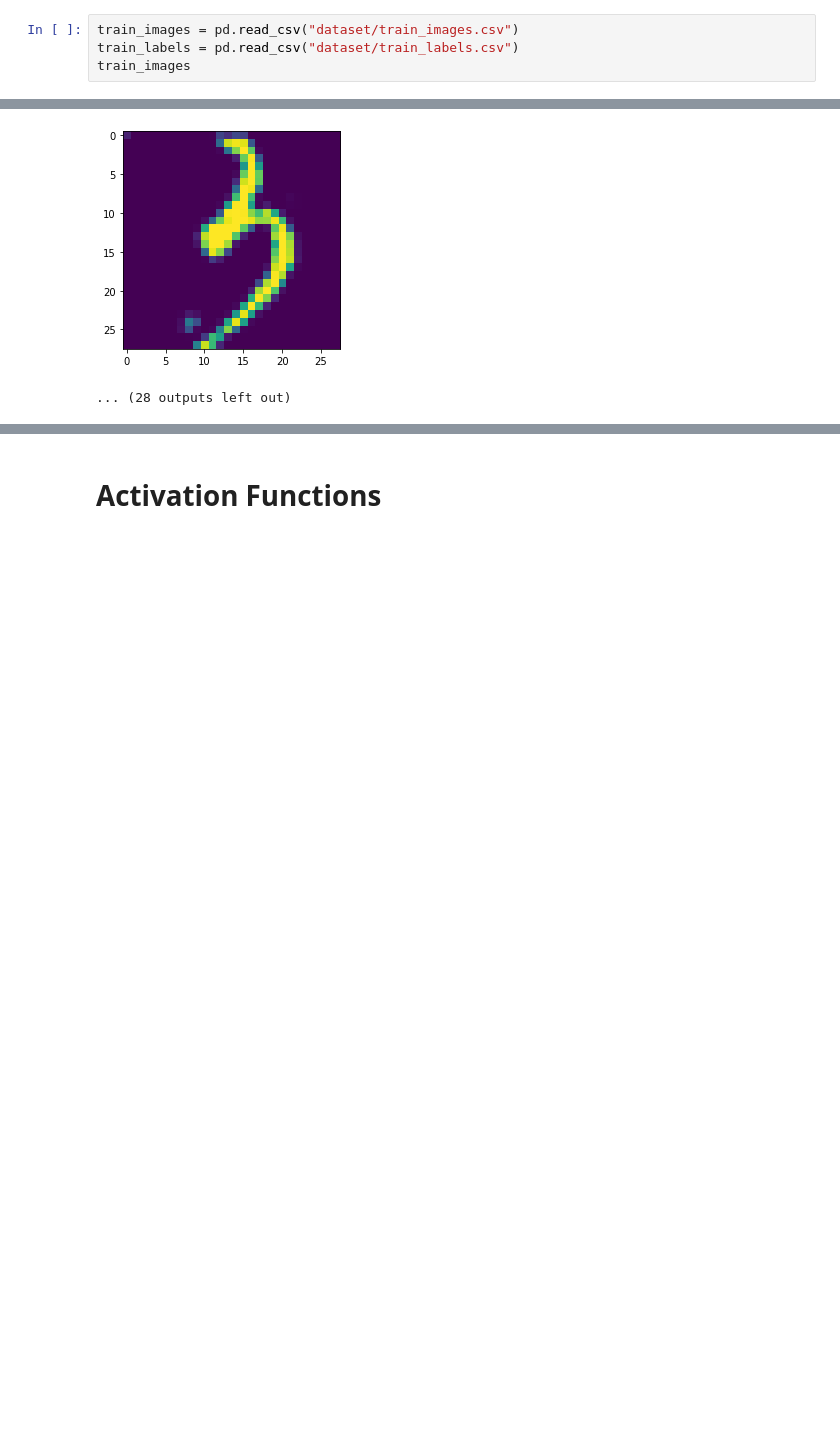
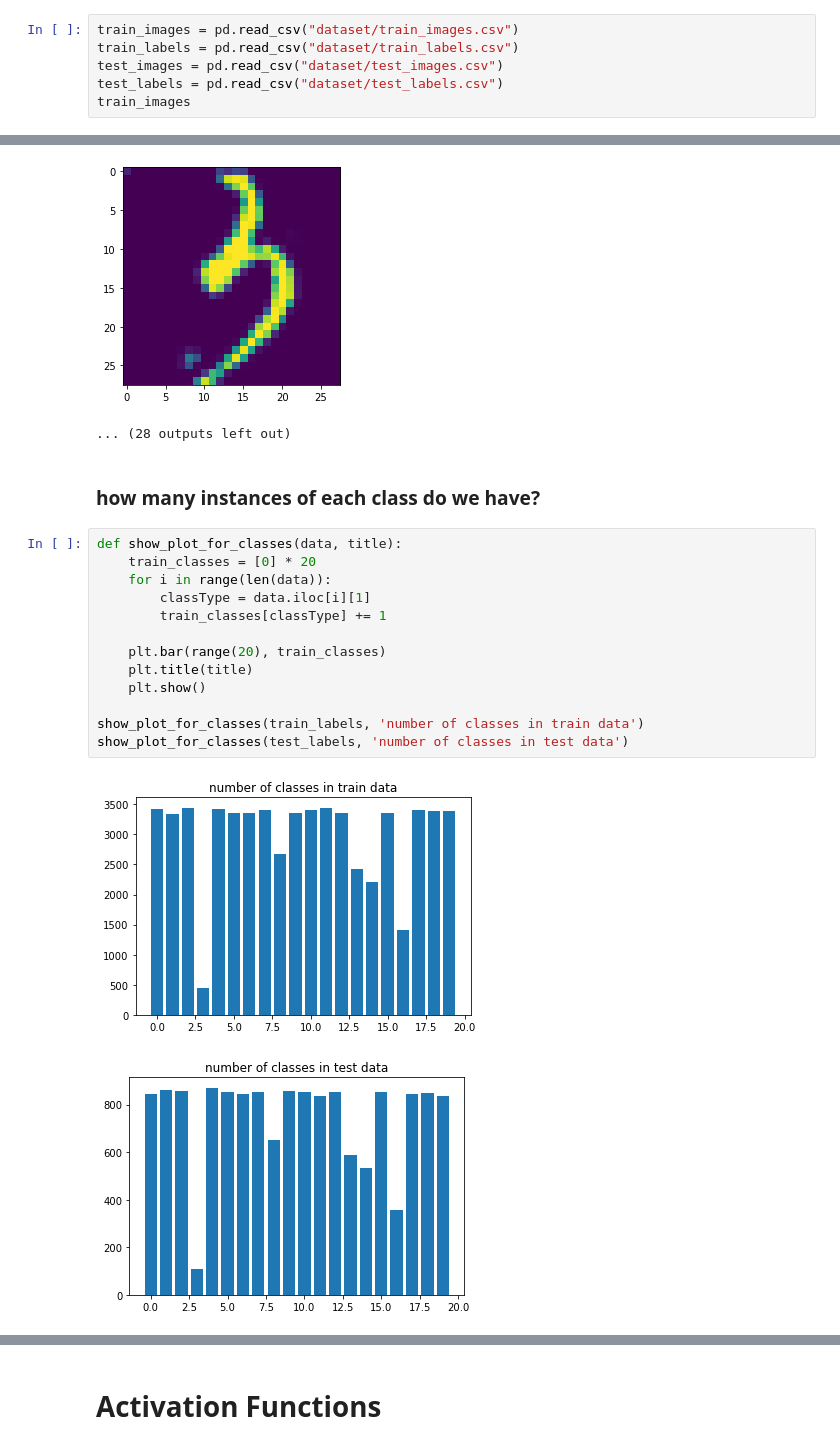
Before and after one commit to salsina/image-detection-using-neural-networks-AI-CA4, a Jupyter notebook: AI-neural-networks.ipynb, the cells around one changed output, grey strips where cells are left out. Saved outputs shown, nothing was run; the diff lists cells and outputs as text; blank space fills up the shorter version.

```diff
--- a/AI-neural-networks.ipynb
+++ b/AI-neural-networks.ipynb
@@ -7,6 +7,8 @@ from numpy import genfromtxt
 # %%
 train_images = pd.read_csv("dataset/train_images.csv")
 train_labels = pd.read_csv("dataset/train_labels.csv")
+test_images = pd.read_csv("dataset/test_images.csv")
+test_labels = pd.read_csv("dataset/test_labels.csv")
 train_images
 # %% [output]
 |  | Unnamed: 0 | 0 | 1 | 2 | 3 | 4 | 5 | 6 | 7 | 8 | ... | ... |
@@ -73,3 +70,21 @@ image class:  4
 image class:  5
 [figure]
 ... (28 outputs left out)
+# %% [markdown]
+<h3>how many instances of each class do we have?</h3>
+# %%
+def show_plot_for_classes(data, title):
+    train_classes = [0] * 20
+    for i in range(len(data)):
+        classType = data.iloc[i][1]
+        train_classes[classType] += 1
+
+    plt.bar(range(20), train_classes)
+    plt.title(title)
+    plt.show()
+
+show_plot_for_classes(train_labels, 'number of classes in train data')
+show_plot_for_classes(test_labels, 'number of classes in test data')
+# %% [output]
+[figure, added]
+[figure, added]
```
Also changed, not shown: parts of 9 cells of this notebook.
